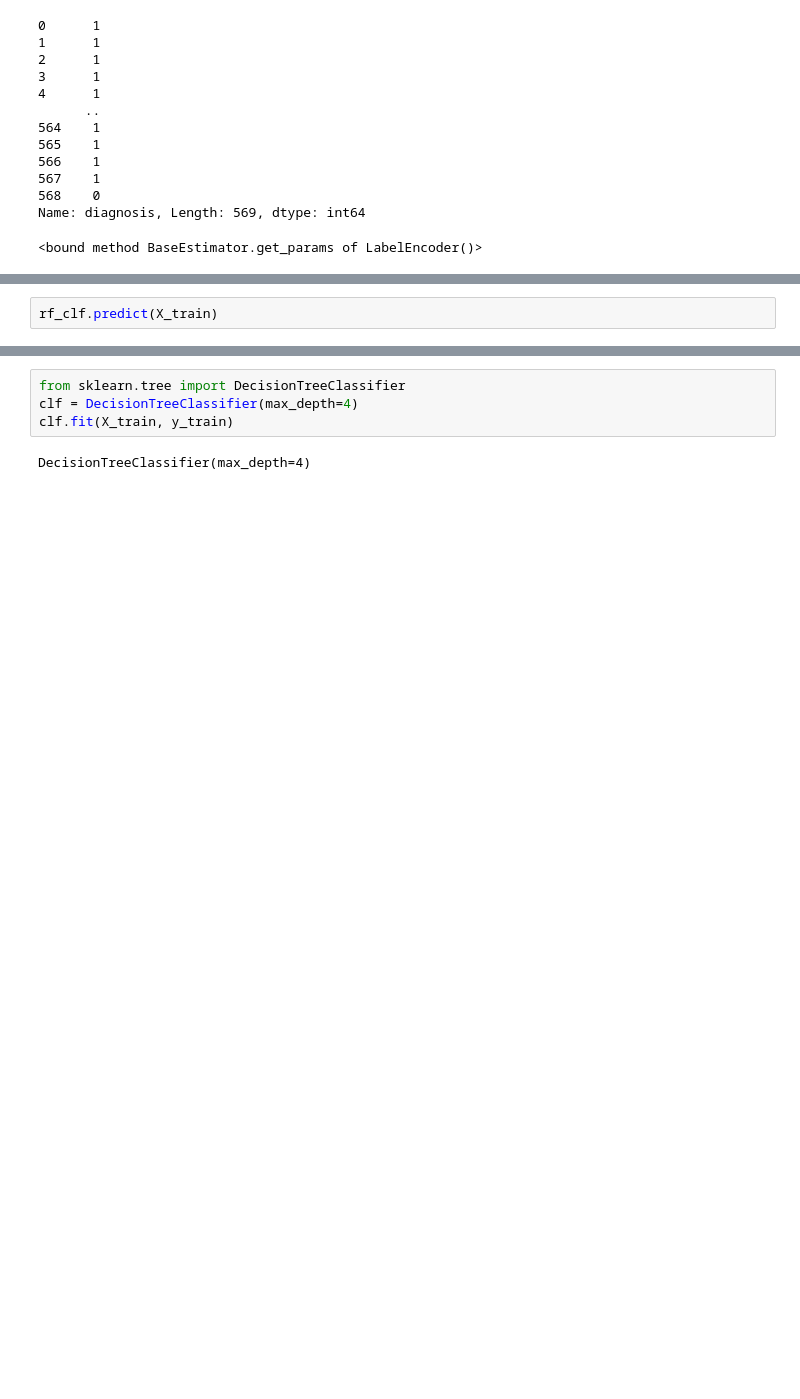
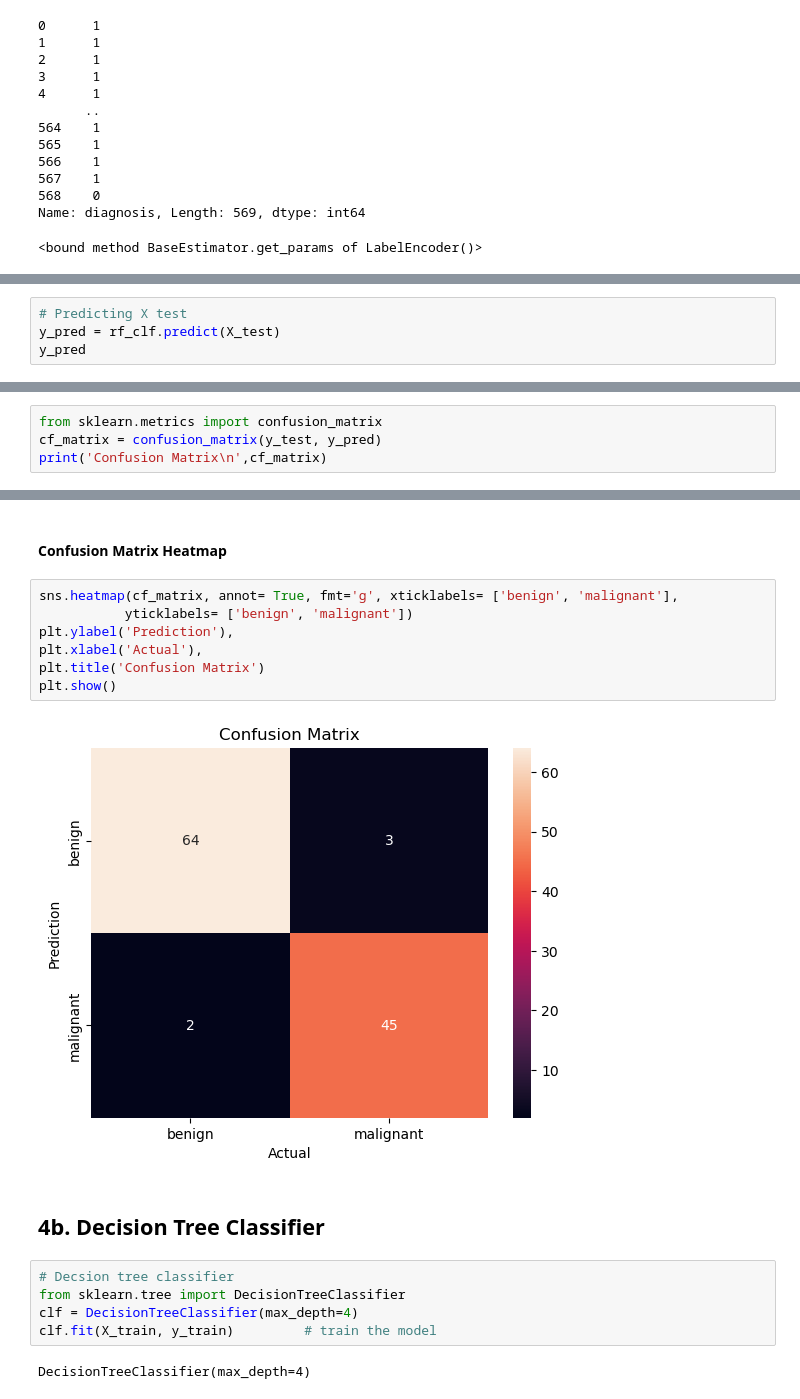
Before and after one commit to sakiruadebayo/Cancer, a Jupyter notebook: Cancer.ipynb, the cells around one changed output, grey strips where cells are left out. Cells and saved outputs as stored; diff of their text form; blank space fills up the shorter version.

```diff
--- a/Cancer.ipynb
+++ b/Cancer.ipynb
@@ -195,5 +243,7 @@ rf_clf.fit(X_train, y_train)
 # %% [output]
 RandomForestClassifier(max_depth=3, n_estimators=200, random_state=0)
 # %%
-rf_clf.predict(X_train)
+# Predicting X test
+y_pred = rf_clf.predict(X_test)
+y_pred
 # %% [output]
@@ -223,0 +286,4 @@ print(acc)
+# %%
+from sklearn.metrics import confusion_matrix
+cf_matrix = confusion_matrix(y_test, y_pred)
+print('Confusion Matrix\n',cf_matrix)
@@ -224,7 +302,21 @@ print(acc)
+# %% [markdown]
+#### Confusion Matrix Heatmap
+# %%
+sns.heatmap(cf_matrix, annot= True, fmt='g', xticklabels= ['benign', 'malignant'],
+           yticklabels= ['benign', 'malignant'])
+plt.ylabel('Prediction'),
+plt.xlabel('Actual'),
+plt.title('Confusion Matrix')
+plt.show()
+# %% [output]
+[figure, added]
+# %% [markdown]
+## 4b. Decision Tree Classifier
 # %%
+# Decsion tree classifier
 from sklearn.tree import DecisionTreeClassifier
 clf = DecisionTreeClassifier(max_depth=4)
-clf.fit(X_train, y_train)
+clf.fit(X_train, y_train)         # train the model
 # %% [output]
 DecisionTreeClassifier(max_depth=4)
 # %%
```
Also changed, not shown: parts of 49 cells of this notebook.
